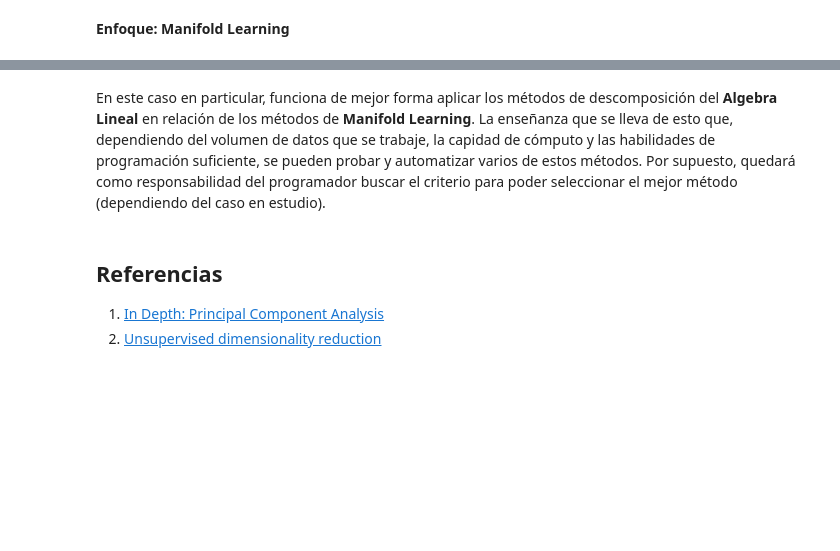
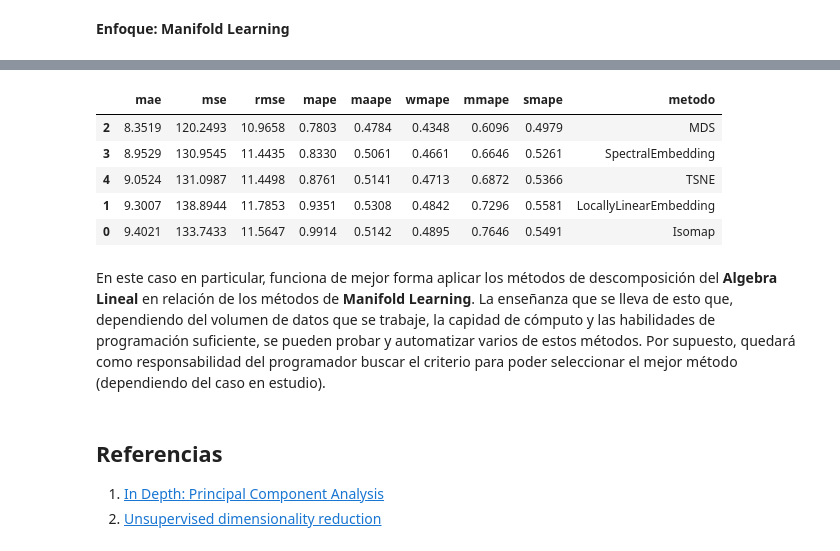
Before and after one commit to fralfaro/MAT281_2022, a Jupyter notebook: docs/lectures/ml/analisis_no_supervisado/03_reduccion_dimensionalidad.ipynb, the cells around one changed output, grey strips where cells are left out. Saved outputs shown, nothing was run; the diff lists cells and outputs as text; code cells hidden in the pictures; blank space fills up the shorter version.

```diff
--- a/docs/lectures/ml/analisis_no_supervisado/03_reduccion_dimensionalidad.ipynb
+++ b/docs/lectures/ml/analisis_no_supervisado/03_reduccion_dimensionalidad.ipynb
@@ -728,3 +776,12 @@ df_manifold
+# %%
+df_manifold.sort_values(["mae","mape"])
+# %% [output]
+|  | mae | mse | rmse | mape | maape | wmape | mmape | smape | metodo |
+| 2 | 8.3519 | 120.2493 | 10.9658 | 0.7803 | 0.4784 | 0.4348 | 0.6096 | 0.4979 | MDS |
+| 3 | 8.9529 | 130.9545 | 11.4435 | 0.8330 | 0.5061 | 0.4661 | 0.6646 | 0.5261 | SpectralEmbedding |
+| 4 | 9.0524 | 131.0987 | 11.4498 | 0.8761 | 0.5141 | 0.4713 | 0.6872 | 0.5366 | TSNE |
+| 1 | 9.3007 | 138.8944 | 11.7853 | 0.9351 | 0.5308 | 0.4842 | 0.7296 | 0.5581 | LocallyLinearEmbedding |
+| 0 | 9.4021 | 133.7433 | 11.5647 | 0.9914 | 0.5142 | 0.4895 | 0.7646 | 0.5491 | Isomap |
 # %% [markdown]
 En este caso en particular, funciona de mejor forma aplicar los métodos de descomposición del **Algebra Lineal** en relación de los métodos de **Manifold Learning**. La enseñanza que se lleva de esto que, dependiendo del volumen de datos que se trabaje, la capidad de cómputo y las habilidades de programación suficiente, se pueden probar y automatizar varios de estos métodos. Por supuesto, quedará como responsabilidad del programador buscar el criterio para poder seleccionar el mejor método (dependiendo del caso en estudio).
 # %% [markdown]
```
Also changed, not shown: parts of 10 cells of this notebook, 11 other files.
